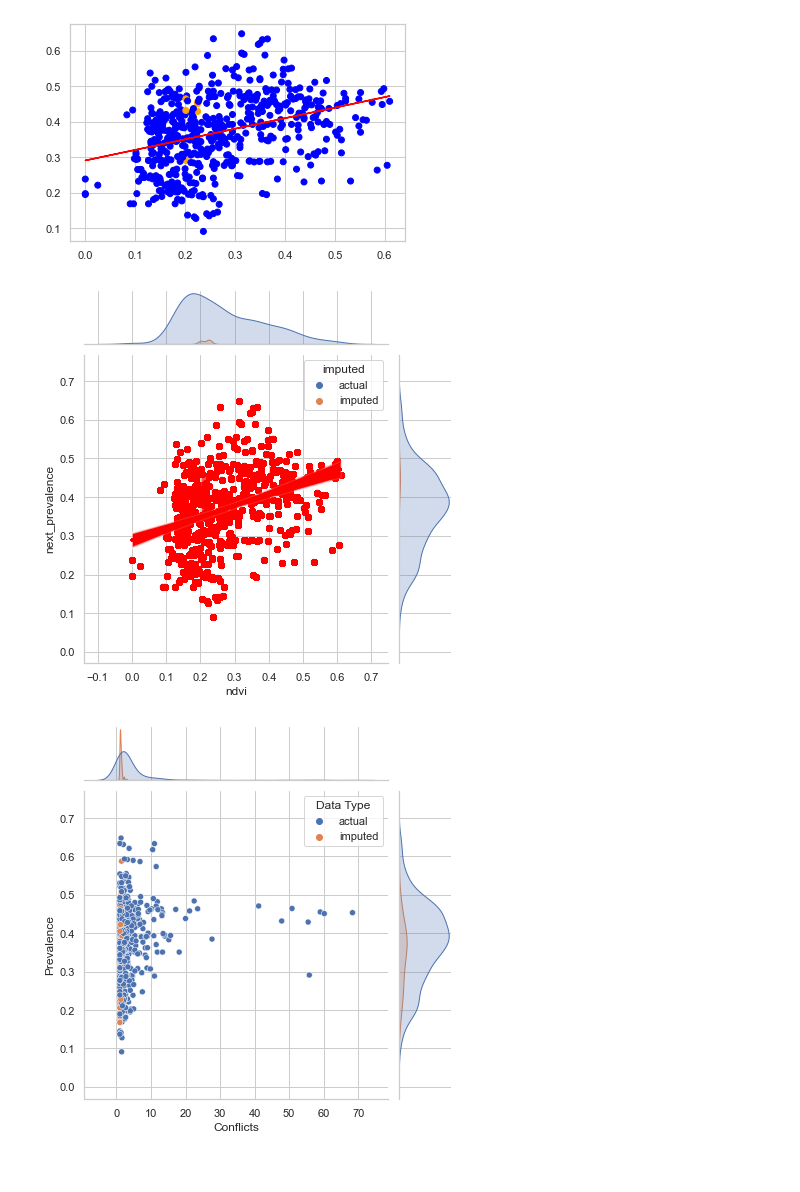
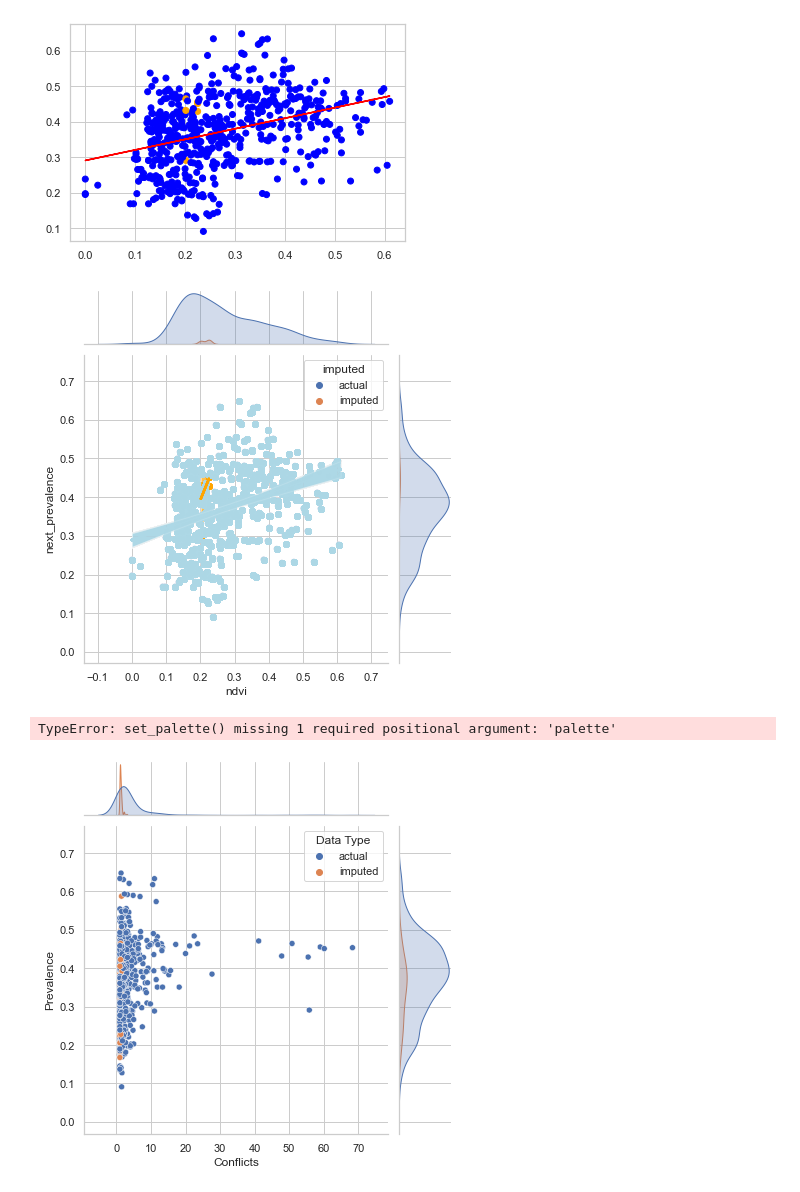
Before and after one commit to LeanderHuyghe/Wasting_Prediction, a Jupyter notebook: Imputation/Imputation Visualisation.ipynb, the cells around one changed output. Cells and saved outputs as stored; diff of their text form; code cells hidden in the pictures.

```diff
--- a/Imputation Visualisation.ipynb
+++ b/Imputation/Imputation Visualisation.ipynb
@@ -250,12 +252,13 @@ from scipy.stats import linregress
 df_pow.loc[582,'imputed'] = 'actual'
 df_pow.loc[583,'imputed'] = 'actual'
 # %%
-pal = df_ndvi.color
+pal = sns.set_palette(n_colors=2)
 g= sns.jointplot(x=df_ndvi["ndvi"], y=df_ndvi["next_prevalence"], kind='scatter',hue=df_ndvi.imputed, hue_order=["actual","imputed"]);
 for estado, color in zip(df_ndvi.imputed, pal):
-    sns.regplot(data=df_ndvi[df_ndvi['imputed'] == estado], x='ndvi', y='next_prevalence',color='red', truncate=True, ax=g.ax_joint)
+    sns.regplot(data=df_ndvi[df_ndvi['imputed'] == estado], x='ndvi', y='next_prevalence',color=color, truncate=True, ax=g.ax_joint)
 # %% [output]
-[figure, old version]
+[figure, new version]
+TypeError: set_palette() missing 1 required positional argument: 'palette'
 # %%
 df_conlict.loc[582,'imputed'] = 'actual'
 df_conlict.loc[583,'imputed'] = 'actual'
```
Also changed, not shown: parts of 9 cells of this notebook, 12 other files.
